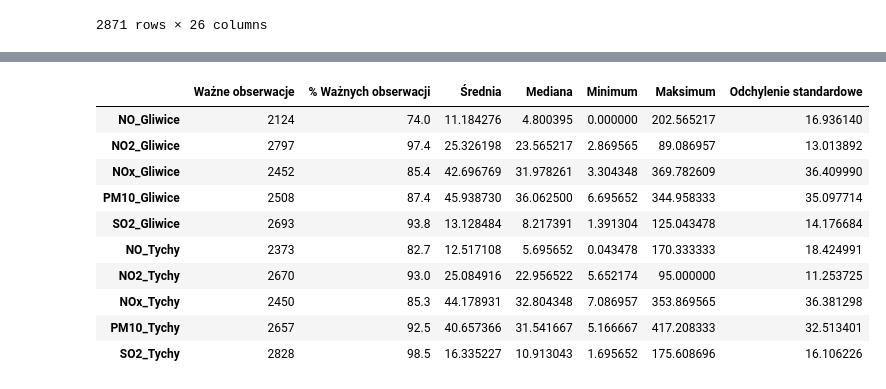
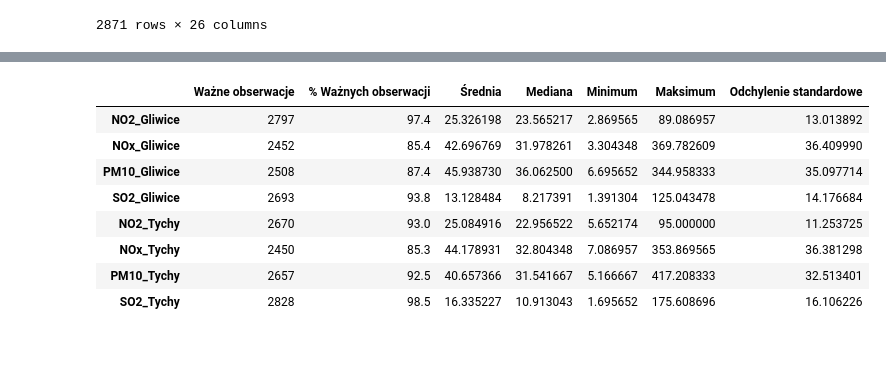
Before and after one commit to panierka/AirQualityComparativeAnalysis, a Jupyter notebook: main.ipynb, the cells around one changed output, grey strips where cells are left out. Saved outputs shown, nothing was run; the diff lists cells and outputs as text; code cells hidden in the pictures; blank space fills up the shorter version.

Commit message:
feat: plots, stats

```diff
--- a/main.ipynb
+++ b/main.ipynb
@@ -92,8 +97,9 @@ df_gliwice
 | 2014-12-31 | 5.478261 | 18.434783 | 26.782609 | 88.913043 | 80.0 | 55.217391 | 1002.666667 | ... |
 2899 rows × 13 columns
 # %%
-df_tychy.columns = df_tychy.columns.map(lambda x: x + '_Tychy')
-df_tychy
+df_tychy_named = df_tychy.copy()
+df_tychy_named.columns = df_tychy_named.columns.map(lambda x: x + '_Tychy')
+df_tychy_named
 # %% [output]
 |  | NO_Tychy | NO2_Tychy | NOx_Tychy | O3_Tychy | PM10_Tychy | SO2_Tychy | cisnienie_Tychy | kier_Tychy | ... |
 | 2007-01-01 | NaN | 11.217391 | NaN | 50.416667 | 10.125000 | 9.608696 | NaN | NaN | ... |
@@ -109,7 +115,7 @@ df_tychy
 | 2014-12-31 | 18.913043 | 26.086957 | 54.608696 | NaN | 126.666667 | 41.000000 | 1001.541667 | NaN | ... |
 2894 rows × 13 columns
 # %%
-df = pd.merge(df_gliwice, df_tychy, left_index=True, right_index=True)
+df = pd.merge(df_gliwice_named, df_tychy_named, left_index=True, right_index=True)
 df
 # %% [output]
 |  | NO_Gliwice | NO2_Gliwice | NOx_Gliwice | PM10_Gliwice | PM2.5_Gliwice | SO2_Gliwice | cisnienie_Gliwice | ... |
@@ -125,17 +131,21 @@ df
 | 2014-12-30 | 16.478261 | 16.739130 | 41.782609 | 67.142857 | 83.0 | 24.391304 | 1001.541667 | ... |
 | 2014-12-31 | 5.478261 | 18.434783 | 26.782609 | 88.913043 | 80.0 | 55.217391 | 1002.666667 | ... |
 2871 rows × 26 columns
+# %%
+df.index = pd.to_datetime(df.index)
 # %%
-stats = pd.DataFrame({
-    'Ważne obserwacje': (~df.isna()).sum(),
-    '% Ważnych obserwacji': round((~df.isna()).sum() / len(df) * 100, 1),
-    'Średnia': df.mean(),
-    'Mediana': df.median(),
-    'Minimum': df.min(),
-    'Maksimum': df.max(),
-    'Odchylenie standardowe': df.std()
-})
+def show_stats(dataframe):
+    return pd.DataFrame({
+        'Ważne obserwacje': (~dataframe.isna()).sum(),
+        '% Ważnych obserwacji': round((~dataframe.isna()).sum() / len(dataframe) * 100, 1),
+        'Średnia': dataframe.mean(),
+        'Mediana': dataframe.median(),
+        'Minimum': dataframe.min(),
+        'Maksimum': dataframe.max(),
+        'Odchylenie standardowe': dataframe.std()
+    })
 
+stats = show_stats(df)
 stats
 # %% [output]
 |  | Ważne obserwacje | % Ważnych obserwacji | Średnia | Mediana | Minimum | Maksimum | Odchylenie standardowe |
@@ -156,15 +166,13 @@ stats
 | temp_Tychy | 351 | 12.2 | -4.206655 | -2.833000 | -18.275000 | -0.046000 | 3.975205 |
 | wilg_Tychy | 1435 | 50.0 | 86.703238 | 90.590909 | 33.583333 | 99.000000 | 12.691209 |
 # %%
-stats[stats['% Ważnych obserwacji'] > 70]
+stats[stats['% Ważnych obserwacji'] > 85]
 # %% [output]
 |  | Ważne obserwacje | % Ważnych obserwacji | Średnia | Mediana | Minimum | Maksimum | Odchylenie standardowe |
-| NO_Gliwice | 2124 | 74.0 | 11.184276 | 4.800395 | 0.000000 | 202.565217 | 16.936140 |
 | NO2_Gliwice | 2797 | 97.4 | 25.326198 | 23.565217 | 2.869565 | 89.086957 | 13.013892 |
 | NOx_Gliwice | 2452 | 85.4 | 42.696769 | 31.978261 | 3.304348 | 369.782609 | 36.409990 |
 | PM10_Gliwice | 2508 | 87.4 | 45.938730 | 36.062500 | 6.695652 | 344.958333 | 35.097714 |
 | SO2_Gliwice | 2693 | 93.8 | 13.128484 | 8.217391 | 1.391304 | 125.043478 | 14.176684 |
-| NO_Tychy | 2373 | 82.7 | 12.517108 | 5.695652 | 0.043478 | 170.333333 | 18.424991 |
 | NO2_Tychy | 2670 | 93.0 | 25.084916 | 22.956522 | 5.652174 | 95.000000 | 11.253725 |
 | NOx_Tychy | 2450 | 85.3 | 44.178931 | 32.804348 | 7.086957 | 353.869565 | 36.381298 |
 | PM10_Tychy | 2657 | 92.5 | 40.657366 | 31.541667 | 5.166667 | 417.208333 | 32.513401 |
```
Also changed, not shown: parts of 17 cells of this notebook.
